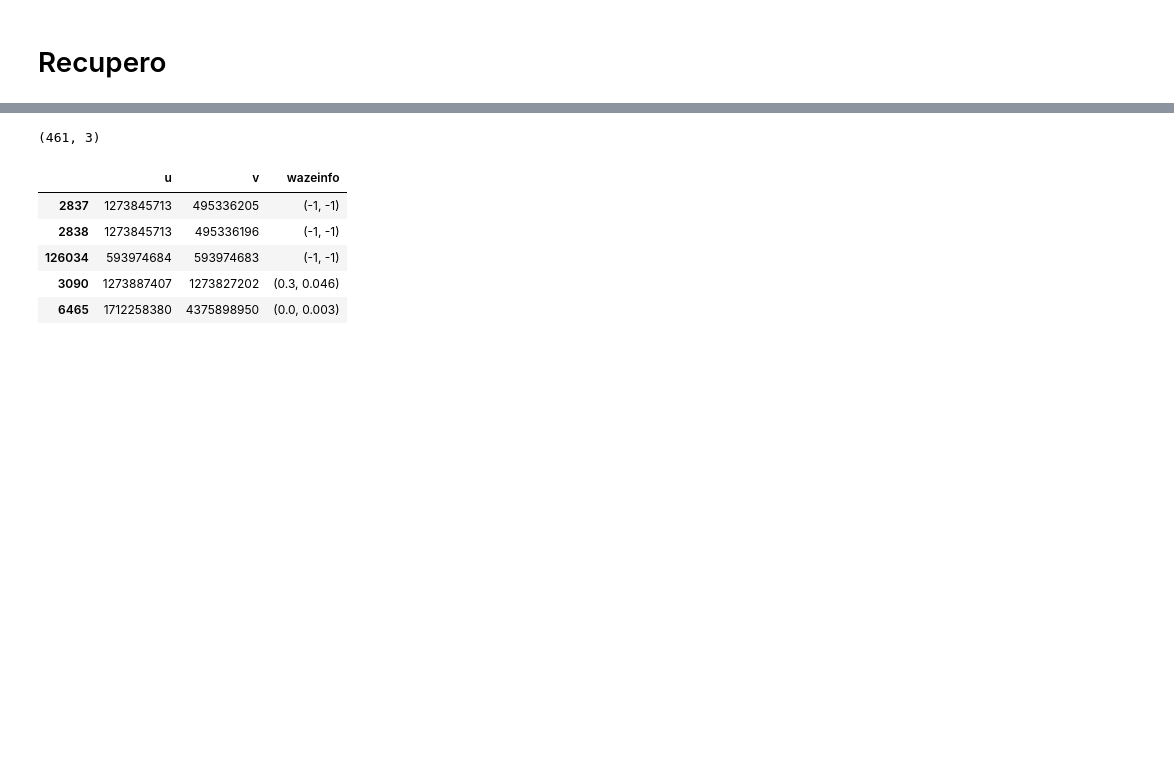
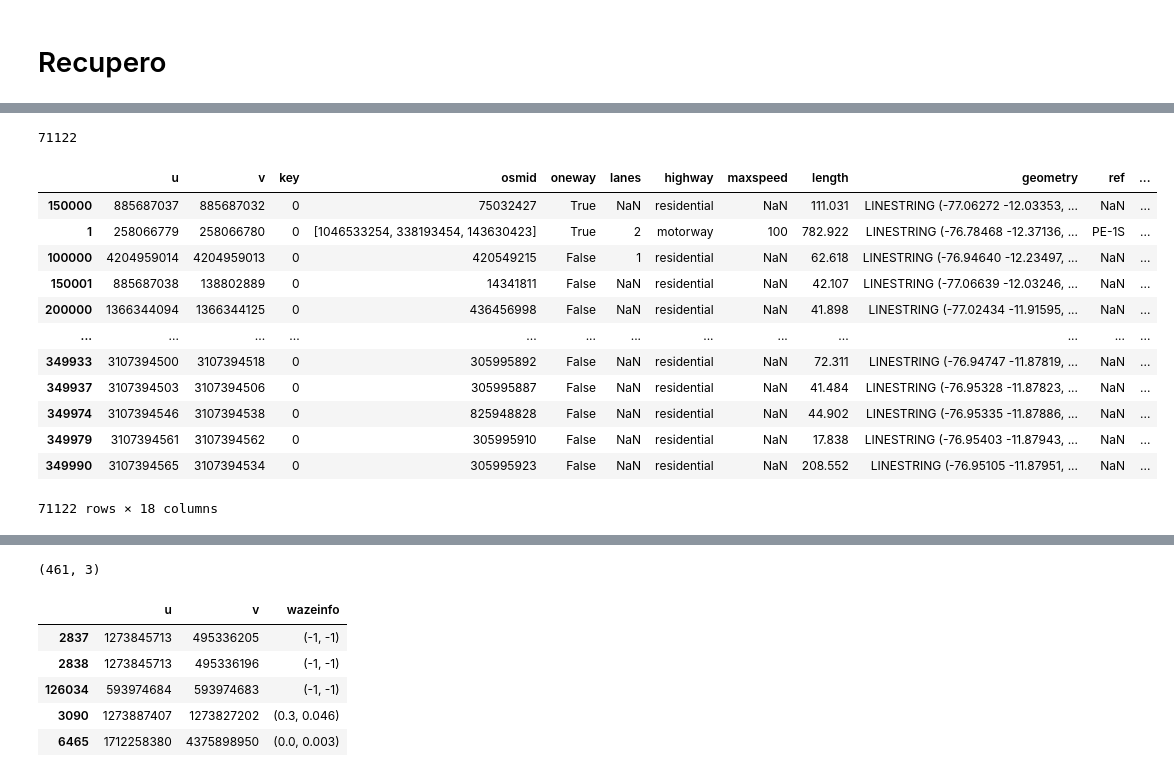
Before and after one commit to leiparov/intercon-simbig-2021, a Jupyter notebook: Lima/RutasLima.ipynb, the cells around one changed output, grey strips where cells are left out. Cells and saved outputs as stored; diff of their text form; code cells hidden in the pictures; blank space fills up the shorter version.

```diff
--- a/Lima/RutasLima.ipynb
+++ b/Lima/RutasLima.ipynb
@@ -423,3 +593,24 @@ edges2_wazeinfo.head()
+# %%
+recupero_index = results[results['wazeinfo'] == '(-1, -1)'].index
+len(recupero_index)
+# %% [output]
+71122
+# %%
+edges2.loc[recupero_index,:]
+# %% [output]
+|  | u | v | key | osmid | oneway | lanes | highway | maxspeed | length | geometry | ref | ... |
+| 150000 | 885687037 | 885687032 | 0 | 75032427 | True | NaN | residential | NaN | 111.031 | LINESTRING (-77.06272 -12.03353, ... | NaN | ... |
+| 1 | 258066779 | 258066780 | 0 | [1046533254, 338193454, 143630423] | True | 2 | motorway | 100 | 782.922 | LINESTRING (-76.78468 -12.37136, ... | PE-1S | ... |
+| 100000 | 4204959014 | 4204959013 | 0 | 420549215 | False | 1 | residential | NaN | 62.618 | LINESTRING (-76.94640 -12.23497, ... | NaN | ... |
+| 150001 | 885687038 | 138802889 | 0 | 14341811 | False | NaN | residential | NaN | 42.107 | LINESTRING (-77.06639 -12.03246, ... | NaN | ... |
+| 200000 | 1366344094 | 1366344125 | 0 | 436456998 | False | NaN | residential | NaN | 41.898 | LINESTRING (-77.02434 -11.91595, ... | NaN | ... |
+| ... | ... | ... | ... | ... | ... | ... | ... | ... | ... | ... | ... | ... |
+| 349933 | 3107394500 | 3107394518 | 0 | 305995892 | False | NaN | residential | NaN | 72.311 | LINESTRING (-76.94747 -11.87819, ... | NaN | ... |
+| 349937 | 3107394503 | 3107394506 | 0 | 305995887 | False | NaN | residential | NaN | 41.484 | LINESTRING (-76.95328 -11.87823, ... | NaN | ... |
+| 349974 | 3107394546 | 3107394538 | 0 | 825948828 | False | NaN | residential | NaN | 44.902 | LINESTRING (-76.95335 -11.87886, ... | NaN | ... |
+| 349979 | 3107394561 | 3107394562 | 0 | 305995910 | False | NaN | residential | NaN | 17.838 | LINESTRING (-76.95403 -11.87943, ... | NaN | ... |
+| 349990 | 3107394565 | 3107394534 | 0 | 305995923 | False | NaN | residential | NaN | 208.552 | LINESTRING (-76.95105 -11.87951, ... | NaN | ... |
+71122 rows × 18 columns
 # %%
 # edges2_wazeinfo.head()
 # %%
```
Also changed, not shown: parts of 49 cells of this notebook, 6 other files.
